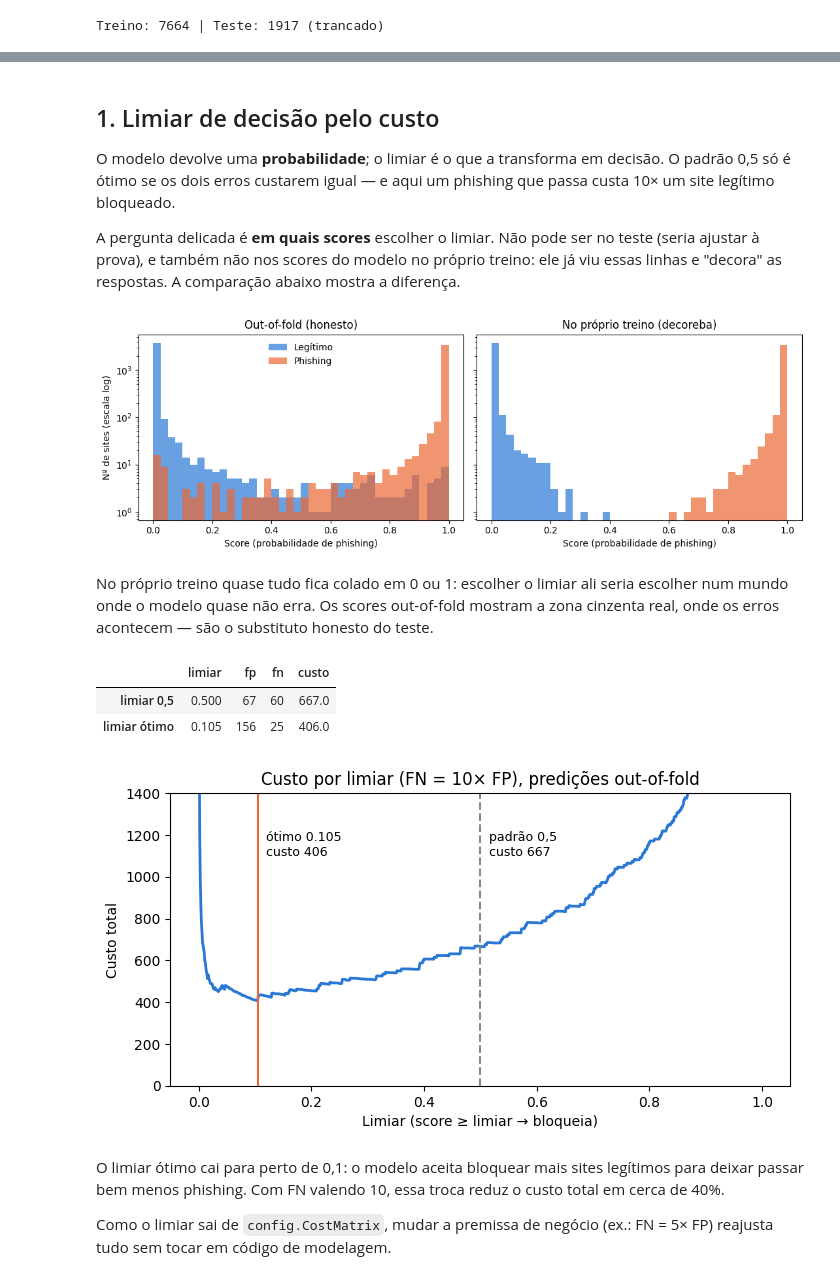
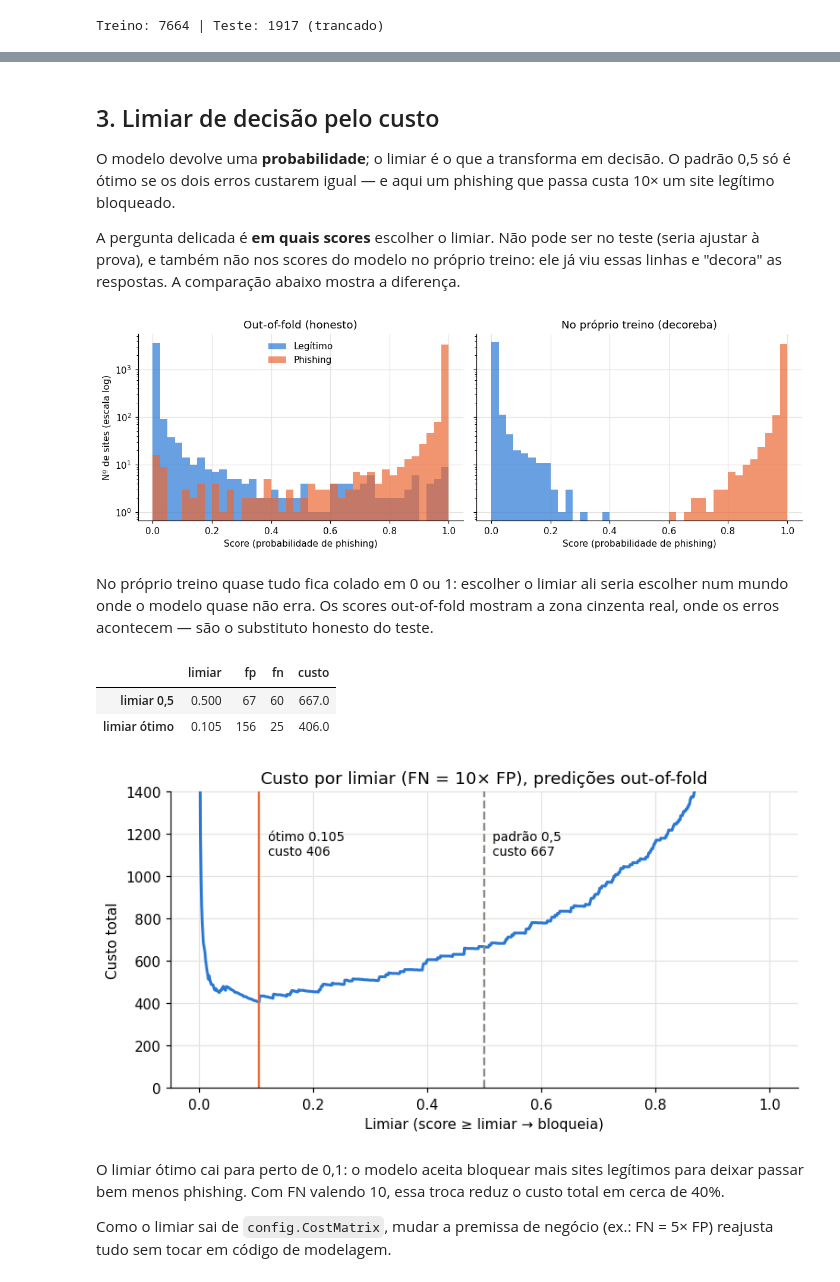
Before and after one commit to IsaqueCosta1/Phishing_Detector, a Jupyter notebook: notebooks/02_modelagem_e_avaliacao.ipynb, the cells around one changed output, grey strips where cells are left out. Cells and saved outputs as stored; diff of their text form; code cells hidden in the pictures.

```diff
--- a/notebooks/02_modelagem_e_avaliacao.ipynb
+++ b/notebooks/02_modelagem_e_avaliacao.ipynb
@@ -12,7 +19,12 @@ import matplotlib.pyplot as plt
 import numpy as np
 import pandas as pd
 
-from phishing import config, data, evaluate, models, train
+from phishing import config, data, evaluate, train
+
+plt.rcParams.update({"figure.dpi": 110, "axes.spines.top": False,
+                     "axes.spines.right": False, "axes.grid": True,
+                     "grid.color": "#e4e3df", "axes.axisbelow": True})
+AZUL, LARANJA, CINZA = "#2a78d6", "#eb6834", "#8a8984"
 
 df_limpo, audit = data.clean(data.load_raw())
 X_tr, X_te, y_tr, y_te = data.split(df_limpo)
@@ -21,0 +62,16 @@ Treino: 7664 | Teste: 1917 (trancado)
+# %%
+r = ranking[ranking["model"] != "dummy"].sort_values("roc_auc_mean")
+cores = [AZUL if m == config.FINAL_MODEL else CINZA for m in r["model"]]
+
+fig, ax = plt.subplots(figsize=(7.5, 2.9))
+ax.errorbar(r["roc_auc_mean"], r["model"], xerr=r["roc_auc_std"], fmt="none",
+            ecolor=CINZA, elinewidth=1.5, capsize=4)
+ax.scatter(r["roc_auc_mean"], r["model"], c=cores, s=70, zorder=3)
+for x, m in zip(r["roc_auc_mean"], r["model"]):
+    ax.annotate(f"{x:.4f}", (x, m), xytext=(0, 9), textcoords="offset points",
+                ha="center", fontsize=9)
+ax.set(xlabel="ROC-AUC (média em 5 folds; barra = ±1 desvio)",
+       title=f"Comparação de modelos — em azul o escolhido (dummy = 0,500, fora da escala)")
+ax.grid(axis="y", visible=False)
+ax.margins(y=0.2)
+plt.show()
@@ -22,5 +128,5 @@ Treino: 7664 | Teste: 1917 (trancado)
 # %% [markdown]
-## 1. Limiar de decisão pelo custo
+## 3. Limiar de decisão pelo custo
 
 O modelo devolve uma **probabilidade**; o limiar é o que a transforma em
 decisão. O padrão 0,5 só é ótimo se os dois erros custarem igual — e aqui um
@@ -33,24 +139,25 @@ mostra a diferença.
 # %%
 # Out-of-fold: cada linha recebe score de um modelo que não a viu
 scores_oof = train.oof_scores(X_tr, y_tr)
 
 # "Decoreba": treina no treino inteiro e dá score no próprio treino
-modelo = models.get_candidates()[config.FINAL_MODEL].fit(X_tr, y_tr)
-scores_treino = modelo.predict_proba(X_tr)[:, 1]
+from phishing import models
+modelo_treino = models.get_candidates()[config.FINAL_MODEL].fit(X_tr, y_tr)
+scores_treino = modelo_treino.predict_proba(X_tr)[:, 1]
 
 fig, axes = plt.subplots(1, 2, figsize=(11, 3.8), sharey=True)
 bins = np.linspace(0, 1, 41)
 for ax, (titulo, s) in zip(axes, [("Out-of-fold (honesto)", scores_oof),
                                   ("No próprio treino (decoreba)", scores_treino)]):
-    ax.hist(s[y_tr == 0], bins=bins, alpha=.7, color="#2a78d6", label="Legítimo")
-    ax.hist(s[y_tr == 1], bins=bins, alpha=.7, color="#eb6834", label="Phishing")
+    ax.hist(s[y_tr == 0], bins=bins, alpha=.7, color=AZUL, label="Legítimo")
+    ax.hist(s[y_tr == 1], bins=bins, alpha=.7, color=LARANJA, label="Phishing")
     ax.set(title=titulo, xlabel="Score (probabilidade de phishing)", yscale="log")
 axes[0].set_ylabel("Nº de sites (escala log)")
 axes[0].legend(frameon=False)
 plt.tight_layout()
 plt.show()
 # %% [output]
-[figure, old version]
+[figure, new version]
 # %% [markdown]
 No próprio treino quase tudo fica colado em 0 ou 1: escolher o limiar ali
 seria escolher num mundo onde o modelo quase não erra. Os scores out-of-fold
@@ -65,9 +172,9 @@ otimo = evaluate.confusion_at(y_tr, scores_oof, limiar)
 display(pd.DataFrame([padrao, otimo], index=["limiar 0,5", "limiar ótimo"]))
 
 fig, ax = plt.subplots(figsize=(8, 3.8))
-ax.plot(curva["limiar"], curva["custo"], color="#2a78d6", lw=2)
-ax.axvline(0.5, color="#8a8984", ls="--", lw=1.5)
-ax.axvline(limiar, color="#eb6834", lw=1.5)
+ax.plot(curva["limiar"], curva["custo"], color=AZUL, lw=2)
+ax.axvline(0.5, color=CINZA, ls="--", lw=1.5)
+ax.axvline(limiar, color=LARANJA, lw=1.5)
 ax.annotate(f"padrão 0,5\ncusto {padrao['custo']:.0f}", (0.5, 1100),
             xytext=(6, 0), textcoords="offset points", fontsize=9)
 ax.annotate(f"ótimo {limiar:.3f}\ncusto {otimo['custo']:.0f}",
@@ -79,7 +186,7 @@ plt.show()
 |  | limiar | fp | fn | custo |
 | limiar 0,5 | 0.500 | 67 | 60 | 667.0 |
 | limiar ótimo | 0.105 | 156 | 25 | 406.0 |
-[figure, old version]
+[figure, new version]
 # %% [markdown]
 O limiar ótimo cai para perto de 0,1: o modelo aceita bloquear mais sites
 legítimos para deixar passar bem menos phishing. Com FN valendo 10, essa troca
```
Also changed, not shown: parts of 13 cells of this notebook, 1 other file.
